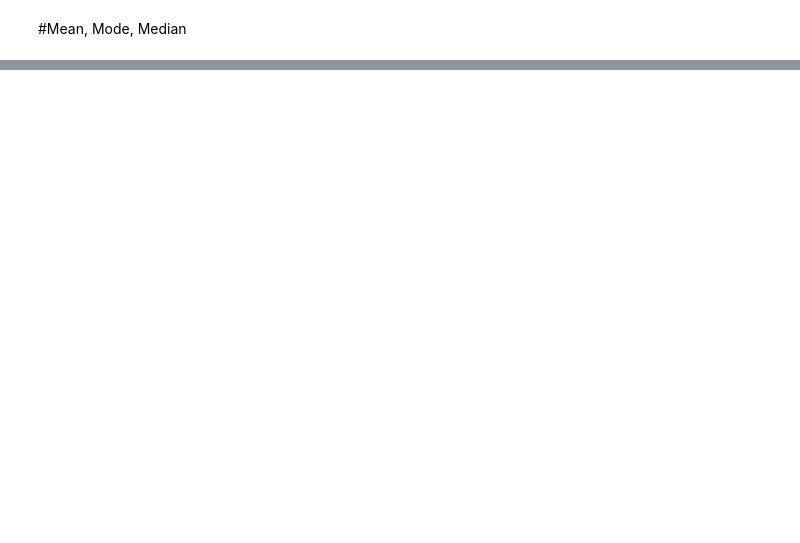
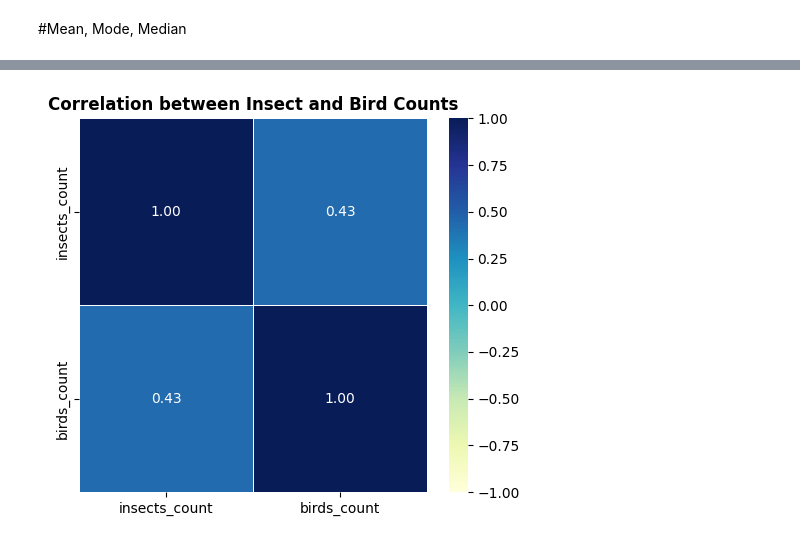
Before and after one commit to OisinStapleton/ml-campus_data-project-colab, a Jupyter notebook: MiniProjectOS.ipynb, the cells around one changed output, grey strips where cells are left out. Saved outputs shown, nothing was run; the diff lists cells and outputs as text; code cells hidden in the pictures; blank space fills up the shorter version.

```diff
--- a/MiniProjectOS.ipynb
+++ b/MiniProjectOS.ipynb
@@ -15,4 +16,0 @@ from IPython.display import display, Markdown # Makes text bold
-# %%
-df = pd.read_csv('/content/drive/MyDrive/Colab Notebooks/CampusWalkDataset_TemplateIDs(Sheet1).csv',
-skiprows=4
-)
@@ -163,0 +37,16 @@ memory usage: 178.7+ KB
+# %%
+# 1. Remove rows where crucial identifier information is missing
+cleaned_df = df.dropna(subset=['recorder_id', 'date', 'location']).copy()
+
+# 2. Clean and convert 'temperature_c' to integer values
+# We first convert the values to numeric, turning any invalid non-numeric strings to NaN
+cleaned_df['temperature_c'] = pd.to_numeric(cleaned_df['temperature_c'], errors='coerce')
+
+# Fill any NaN temperatures with a default value (e.g., median) or drop them
+median_temp = cleaned_df['temperature_c'].median()
+cleaned_df['temperature_c'] = cleaned_df['temperature_c'].fillna(median_temp).astype(int)
+
+# 3. Print the results to verify
+print(f"Original rows: {len(df)}")
+print(f"Cleaned rows: {len(cleaned_df)}")
+display(cleaned_df[['recorder_id', 'date', 'location', 'temperature_c']].head())
@@ -236,0 +184,22 @@ display(stats_summary_df.style.set_properties(**{
+# %%
+import matplotlib.pyplot as plt
+import seaborn as sns
+import pandas as pd
+
+# 1. Create a copy of the cleaned dataset and convert columns of interest to numeric
+heatmap_data = cleaned_df.copy()
+numeric_cols = ['insects_count', 'birds_count']
+for col in numeric_cols:
+    heatmap_data[col] = pd.to_numeric(heatmap_data[col], errors='coerce')
+
+# 2. Compute the correlation matrix
+correlation_matrix = heatmap_data[numeric_cols].corr()
+
+# 3. Plot the correlation heatmap
+plt.figure(figsize=(5, 4.5))
+sns.heatmap(correlation_matrix, annot=True, cmap="YlGnBu", fmt=".2f", linewidths=0.5, vmin=-1, vmax=1)
+plt.title("Correlation between Insect and Bird Counts", fontsize=12, fontweight='bold')
+plt.tight_layout()
+plt.show()
+# %% [output]
+[figure, added]
```
Also changed, not shown: parts of 20 cells of this notebook.
